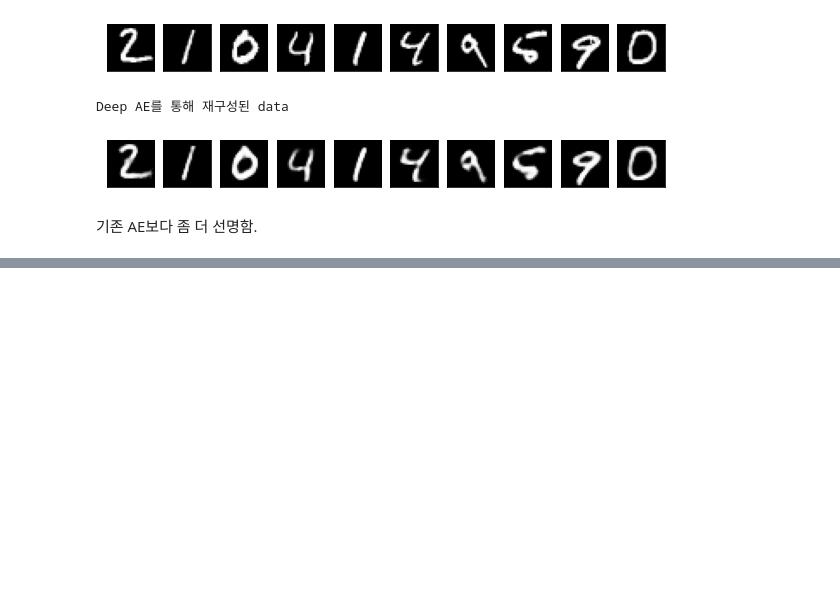
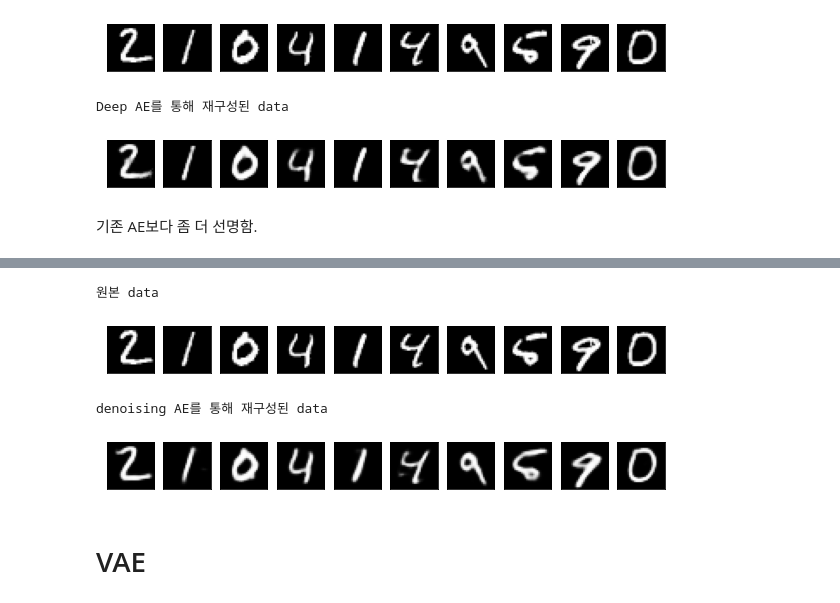
Before and after one commit to s2ul2/bitamin, a Jupyter notebook: 5week_Autoencoder.ipynb, the cells around one changed output, grey strips where cells are left out. Cells and saved outputs as stored; diff of their text form; code cells hidden in the pictures; blank space fills up the shorter version.

```diff
--- a/5week_Autoencoder.ipynb
+++ b/5week_Autoencoder.ipynb
@@ -247,0 +294,9 @@ Deep AE를 통해 재구성된 data
+# %%
+# 학습
+early_stopping = EarlyStopping(monitor = 'val_loss', patience = 5)
+mc = ModelCheckpoint(filepath = 'model.h5', save_best_only = True)
+
+autoencoder.fit(x_train_noisy, x_train,
+                batch_size = 256, epochs = 50,
+                validation_data = (x_test_noisy, x_test),
+                callbacks = [early_stopping, mc])
@@ -247,0 +322,32 @@ Deep AE를 통해 재구성된 data
+# %%
+valid_imgs = autoencoder.predict(x_test_noisy)
+# %%
+n = 10
+plt.figure(figsize = (10, 4))
+print("원본 data")
+for i in range(1, n+1):
+    ax = plt.subplot(1, n, i)
+    plt.imshow(x_test_flatten[i].reshape(28, 28))
+    plt.gray()
+    ax.get_xaxis().set_visible(False)
+    ax.get_yaxis().set_visible(False)
+plt.show()
+# %% [output]
+원본 data
+[figure, added]
+# %%
+n = 10
+plt.figure(figsize = (10, 4))
+print("denoising AE를 통해 재구성된 data")
+for i in range(1, n+1):
+    ax = plt.subplot(1, n, i)
+    plt.imshow(valid_imgs[i].reshape(28, 28))
+    plt.gray()
+    ax.get_xaxis().set_visible(False)
+    ax.get_yaxis().set_visible(False)
+plt.show()
+# %% [output]
+denoising AE를 통해 재구성된 data
+[figure, added]
+# %% [markdown]
+# VAE
```
Also changed, not shown: parts of 4 cells of this notebook.
